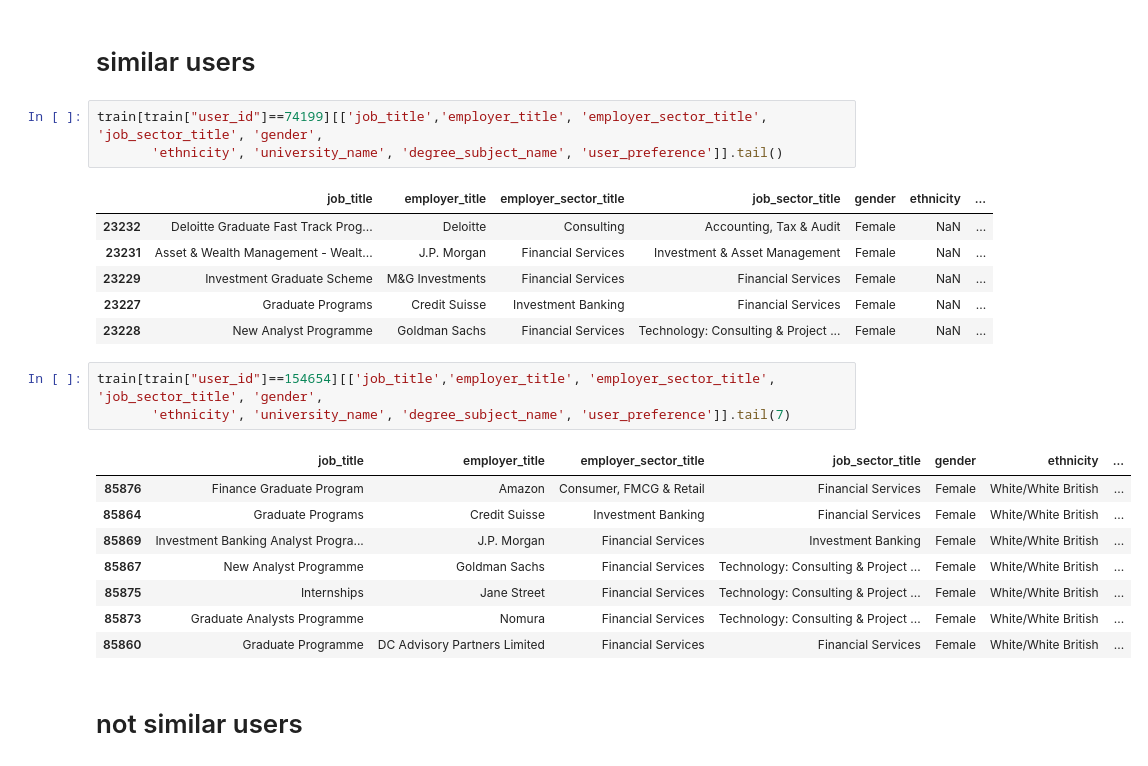
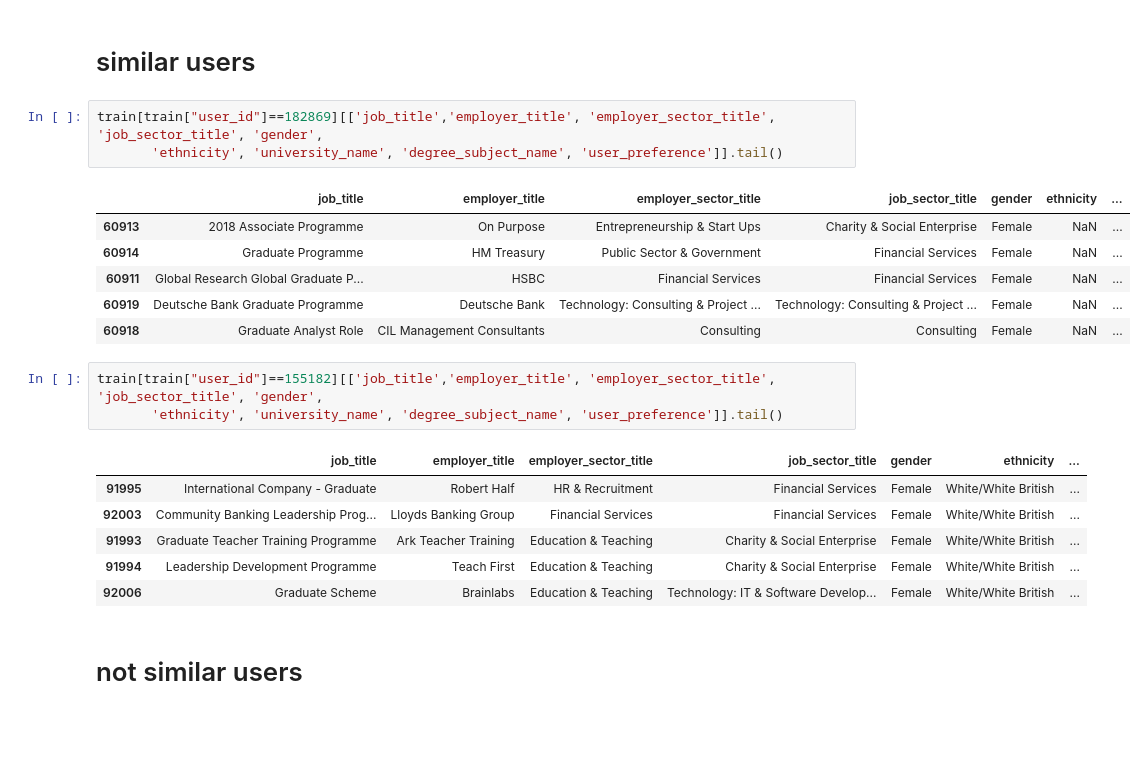
Before and after one commit to Lassanabright/Bright_Network-Data_Science, a Jupyter notebook: Word_Embedding.ipynb, the cells around one changed output. Saved outputs shown, nothing was run; the diff lists cells and outputs as text; blank space fills up the shorter version.

```diff
--- a/Word_Embedding.ipynb
+++ b/Word_Embedding.ipynb
@@ -802,27 +921,25 @@ train[train["user_id"]==67420][['job_title','employer_title', 'employer_sector_t
 # %% [markdown]
 # similar users
 # %%
-train[train["user_id"]==74199][['job_title','employer_title', 'employer_sector_title', 'job_sector_title', 'gender',
+train[train["user_id"]==182869][['job_title','employer_title', 'employer_sector_title', 'job_sector_title', 'gender',
        'ethnicity', 'university_name', 'degree_subject_name', 'user_preference']].tail()
 # %% [output]
 |  | job_title | employer_title | employer_sector_title | job_sector_title | gender | ethnicity | ... |
-| 23232 | Deloitte Graduate Fast Track Prog... | Deloitte | Consulting | Accounting, Tax & Audit | Female | NaN | ... |
-| 23231 | Asset & Wealth Management - Wealt... | J.P. Morgan | Financial Services | Investment & Asset Management | Female | NaN | ... |
-| 23229 | Investment Graduate Scheme | M&G Investments | Financial Services | Financial Services | Female | NaN | ... |
-| 23227 | Graduate Programs | Credit Suisse | Investment Banking | Financial Services | Female | NaN | ... |
-| 23228 | New Analyst Programme | Goldman Sachs | Financial Services | Technology: Consulting & Project ... | Female | NaN | ... |
+| 60913 | 2018 Associate Programme | On Purpose | Entrepreneurship & Start Ups | Charity & Social Enterprise | Female | NaN | ... |
+| 60914 | Graduate Programme | HM Treasury | Public Sector & Government | Financial Services | Female | NaN | ... |
+| 60911 | Global Research Global Graduate P... | HSBC | Financial Services | Financial Services | Female | NaN | ... |
+| 60919 | Deutsche Bank Graduate Programme | Deutsche Bank | Technology: Consulting & Project ... | Technology: Consulting & Project ... | Female | NaN | ... |
+| 60918 | Graduate Analyst Role | CIL Management Consultants | Consulting | Consulting | Female | NaN | ... |
 # %%
-train[train["user_id"]==154654][['job_title','employer_title', 'employer_sector_title', 'job_sector_title', 'gender',
-       'ethnicity', 'university_name', 'degree_subject_name', 'user_preference']].tail(7)
+train[train["user_id"]==155182][['job_title','employer_title', 'employer_sector_title', 'job_sector_title', 'gender',
+       'ethnicity', 'university_name', 'degree_subject_name', 'user_preference']].tail()
 # %% [output]
 |  | job_title | employer_title | employer_sector_title | job_sector_title | gender | ethnicity | ... |
-| 85876 | Finance Graduate Program | Amazon | Consumer, FMCG & Retail | Financial Services | Female | White/White British | ... |
-| 85864 | Graduate Programs | Credit Suisse | Investment Banking | Financial Services | Female | White/White British | ... |
-| 85869 | Investment Banking Analyst Progra... | J.P. Morgan | Financial Services | Investment Banking | Female | White/White British | ... |
-| 85867 | New Analyst Programme | Goldman Sachs | Financial Services | Technology: Consulting & Project ... | Female | White/White British | ... |
-| 85875 | Internships | Jane Street | Financial Services | Technology: Consulting & Project ... | Female | White/White British | ... |
-| 85873 | Graduate Analysts Programme | Nomura | Financial Services | Technology: Consulting & Project ... | Female | White/White British | ... |
-| 85860 | Graduate Programme | DC Advisory Partners Limited | Financial Services | Financial Services | Female | White/White British | ... |
+| 91995 | International Company - Graduate | Robert Half | HR & Recruitment | Financial Services | Female | White/White British | ... |
+| 92003 | Community Banking Leadership Prog... | Lloyds Banking Group | Financial Services | Financial Services | Female | White/White British | ... |
+| 91993 | Graduate Teacher Training Programme | Ark Teacher Training | Education & Teaching | Charity & Social Enterprise | Female | White/White British | ... |
+| 91994 | Leadership Development Programme | Teach First | Education & Teaching | Charity & Social Enterprise | Female | White/White British | ... |
+| 92006 | Graduate Scheme | Brainlabs | Education & Teaching | Technology: IT & Software Develop... | Female | White/White British | ... |
 # %% [markdown]
 # not similar users
 # %%
```
Also changed, not shown: parts of 63 cells of this notebook, 1 other file.
